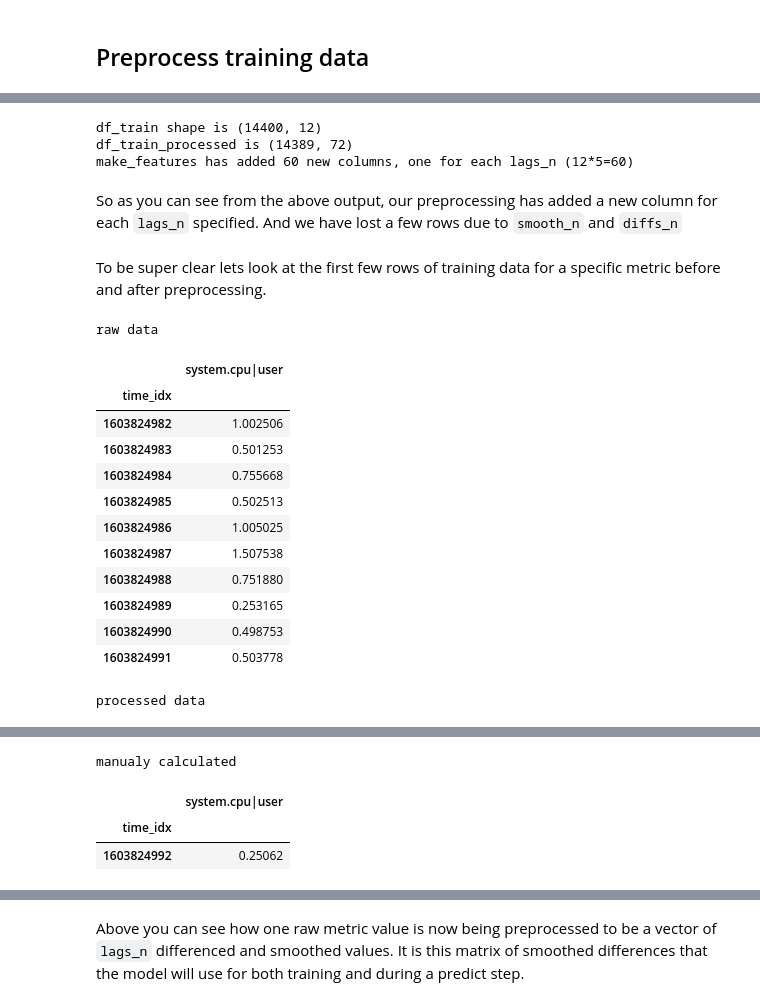
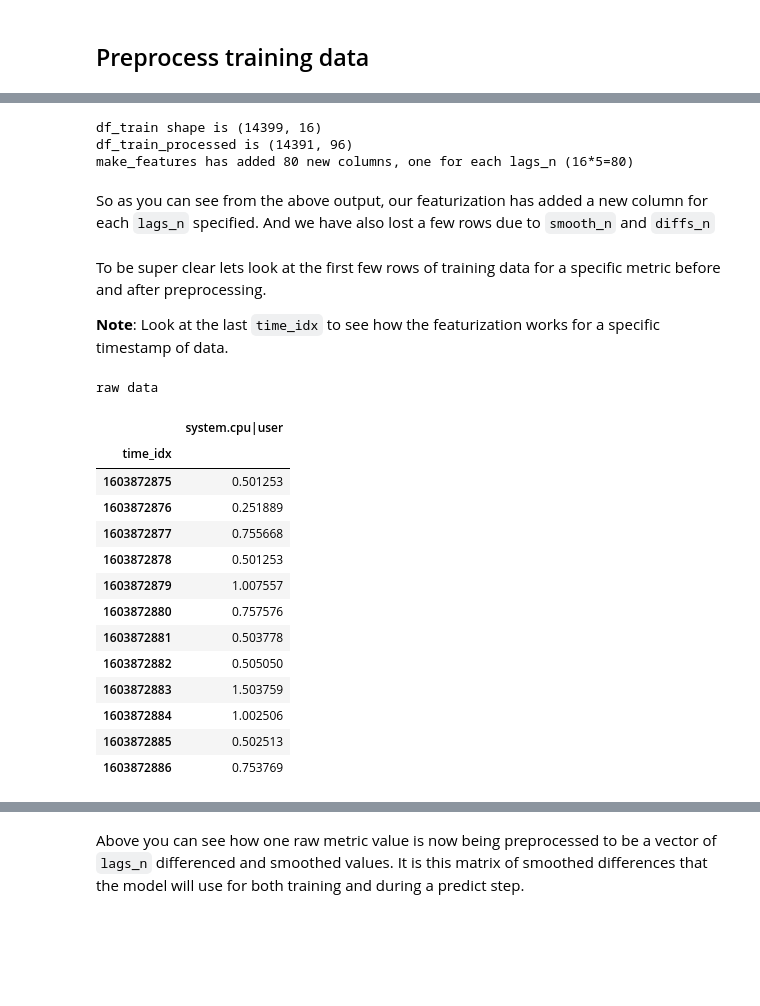
Before and after one commit to netdata/community, a Jupyter notebook: netdata-agent-api/netdata-pandas/anomalies_collector_tutorial.ipynb, the cells around one changed output, grey strips where cells are left out. Saved outputs shown, nothing was run; the diff lists cells and outputs as text; code cells hidden in the pictures; blank space fills up the shorter version.

```diff
--- a/netdata-agent-api/netdata-pandas/anomalies_collector_tutorial.ipynb
+++ b/netdata-agent-api/netdata-pandas/anomalies_collector_tutorial.ipynb
@@ -63,0 +61,23 @@ n_prediction_steps = 20
+# %%
+# inputs
+
+# what host will we use
+host = 'london.my-netdata.io'
+# for this tutorial we will just use two charts, and so two models
+charts_in_scope = ['system.cpu', 'system.load', 'system.net', 'system.io']
+# what model from PyOD will we use under the hood
+model = 'pca'
+# how many seconds of data will we train our models on
+train_n_secs = 14400
+# what contamination rate will we use, see some discussion here to understand this one more: https://github.com/yzhao062/pyod/issues/144
+contamination = 0.001
+# if we want to ignore a recent window of data when training the model we can use this
+offset_n_secs = 0
+# how many lags to include in our feature vector
+lags_n = 5
+# how much smoothing to apply in our feature vector
+smooth_n = 3
+# if we want to do everything in terms of differences then we set diffs_n=1
+diffs_n = 1
+# for purpose of this turorial how many prediction steps will we take once we have a trained model
+n_prediction_steps = 20
@@ -83,7 +124,7 @@ before = int(datetime.now().timestamp()) - offset_n_secs
 after =  before - train_n_secs
 
 # get the training data
-df_train = get_data(hosts=host, charts=charts_in_scope, after=after, before=before, sort_cols=True, numeric_only=True)
-print(df_train.shape)
+df_train = get_data(hosts=host, charts=charts_in_scope, after=after, before=before, sort_cols=True, numeric_only=True, float_size='float32')
+print(df_train.info())
 df_train.head()
 # %% [output]
@@ -122,33 +194,32 @@ print(f'df_train_processed is {df_train_processed.shape}')
 n_cols_added = len(df_train_processed.columns)-len(df_train.columns)
 print(f'make_features has added {n_cols_added} new columns, one for each lags_n ({df_train.shape[1]}*{lags_n}={n_cols_added})')
 # %% [output]
-df_train shape is (14400, 12)
-df_train_processed is (14389, 72)
-make_features has added 60 new columns, one for each lags_n (12*5=60)
+df_train shape is (14399, 16)
+df_train_processed is (14391, 96)
+make_features has added 80 new columns, one for each lags_n (16*5=80)
 # %% [markdown]
-So as you can see from the above output, our preprocessing has added a new column for each `lags_n` specified. And we have lost a few rows due to `smooth_n` and `diffs_n`
+So as you can see from the above output, our featurization has added a new column for each `lags_n` specified. And we have also lost a few rows due to `smooth_n` and `diffs_n`
 # %% [markdown]
 To be super clear lets look at the first few rows of training data for a specific metric before and after preprocessing.
+
+**Note**: Look at the last `time_idx` to see how the featurization works for a specific timestamp of data.
 # %%
 metric = 'system.cpu|user'
 print('raw data')
-display(df_train[df_train.columns[df_train.columns.str.startswith(metric)]].head(1 + lags_n + smooth_n + diffs_n))
-print('processed data')
-display(df_train_processed[df_train_processed.columns[df_train_processed.columns.str.startswith(metric)]].head(1))
-print('manualy calculated')
-display(df_train[df_train.columns[df_train.columns.str.startswith(metric)]].diff(diffs_n).dropna().rolling(smooth_n).mean().head(1 + lags_n + smooth_n + diffs_n).tail(1))
+display(df_train[df_train.columns[df_train.columns.str.startswith(metric)]].head(3 + lags_n + smooth_n + diffs_n))
 # %% [output]
 raw data
 |  | system.cpu|user |
 | time_idx |  |
-| 1603824982 | 1.002506 |
-| 1603824983 | 0.501253 |
-| 1603824984 | 0.755668 |
-| 1603824985 | 0.502513 |
-| 1603824986 | 1.005025 |
-| 1603824987 | 1.507538 |
-| 1603824988 | 0.751880 |
-| 1603824989 | 0.253165 |
-| 1603824990 | 0.498753 |
-| 1603824991 | 0.503778 |
+| 1603872875 | 0.501253 |
+| 1603872876 | 0.251889 |
+| 1603872877 | 0.755668 |
+| 1603872878 | 0.501253 |
+| 1603872879 | 1.007557 |
+| 1603872880 | 0.757576 |
+| 1603872881 | 0.503778 |
+| 1603872882 | 0.505050 |
+| 1603872883 | 1.503759 |
+| 1603872884 | 1.002506 |
+| 1603872885 | 0.502513 |
+| 1603872886 | 0.753769 |
-processed data
@@ -158,4 +225,0 @@ processed data
-manualy calculated
-|  | system.cpu|user |
-| time_idx |  |
-| 1603824992 | 0.25062 |
```
Also changed, not shown: parts of 42 cells of this notebook.
